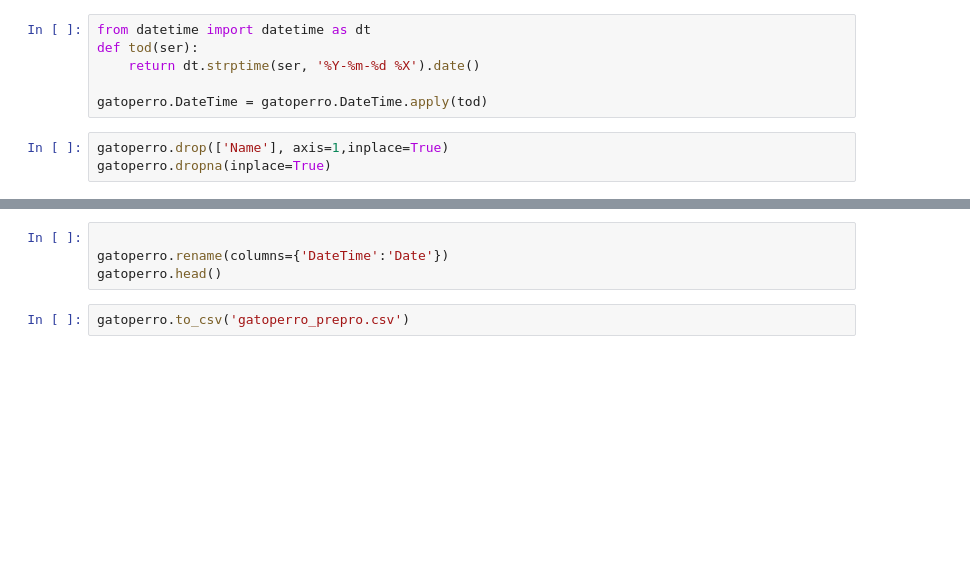
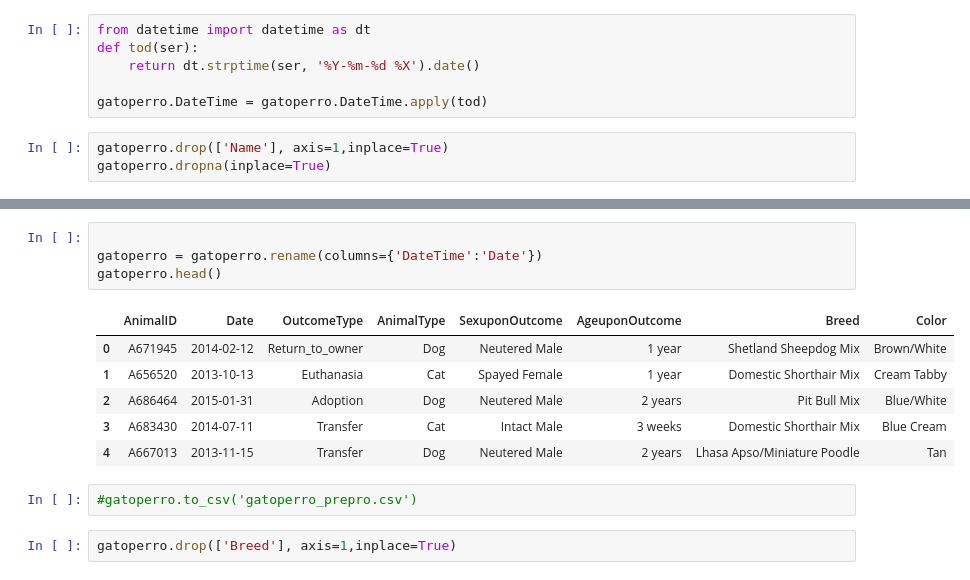
Before and after one commit to marcmeji/project-kaggle-shelter, a Jupyter notebook: shelter-animal-outcomes/JHML - Preprocesamiento | GARLIC.ipynb, the cells around one changed output, grey strips where cells are left out. Drawn from its saved outputs; the diff is of its cells as text; blank space fills up the shorter version.

```diff
--- a/shelter-animal-outcomes/JHML - Preprocesamiento | GARLIC.ipynb
+++ b/shelter-animal-outcomes/JHML - Preprocesamiento | GARLIC.ipynb
@@ -154,6 +153,15 @@ dtype: int64
 # %%
 
-gatoperro.rename(columns={'DateTime':'Date'})
+gatoperro = gatoperro.rename(columns={'DateTime':'Date'})
 gatoperro.head()
+# %% [output]
+|  | AnimalID | Date | OutcomeType | AnimalType | SexuponOutcome | AgeuponOutcome | Breed | Color |
+| 0 | A671945 | 2014-02-12 | Return_to_owner | Dog | Neutered Male | 1 year | Shetland Sheepdog Mix | Brown/White |
+| 1 | A656520 | 2013-10-13 | Euthanasia | Cat | Spayed Female | 1 year | Domestic Shorthair Mix | Cream Tabby |
+| 2 | A686464 | 2015-01-31 | Adoption | Dog | Neutered Male | 2 years | Pit Bull Mix | Blue/White |
+| 3 | A683430 | 2014-07-11 | Transfer | Cat | Intact Male | 3 weeks | Domestic Shorthair Mix | Blue Cream |
+| 4 | A667013 | 2013-11-15 | Transfer | Dog | Neutered Male | 2 years | Lhasa Apso/Miniature Poodle | Tan |
 # %%
-gatoperro.to_csv('gatoperro_prepro.csv')
+#gatoperro.to_csv('gatoperro_prepro.csv')
+# %%
+gatoperro.drop(['Breed'], axis=1,inplace=True)
```
Also changed, not shown: parts of 12 cells of this notebook, 1 other file.
